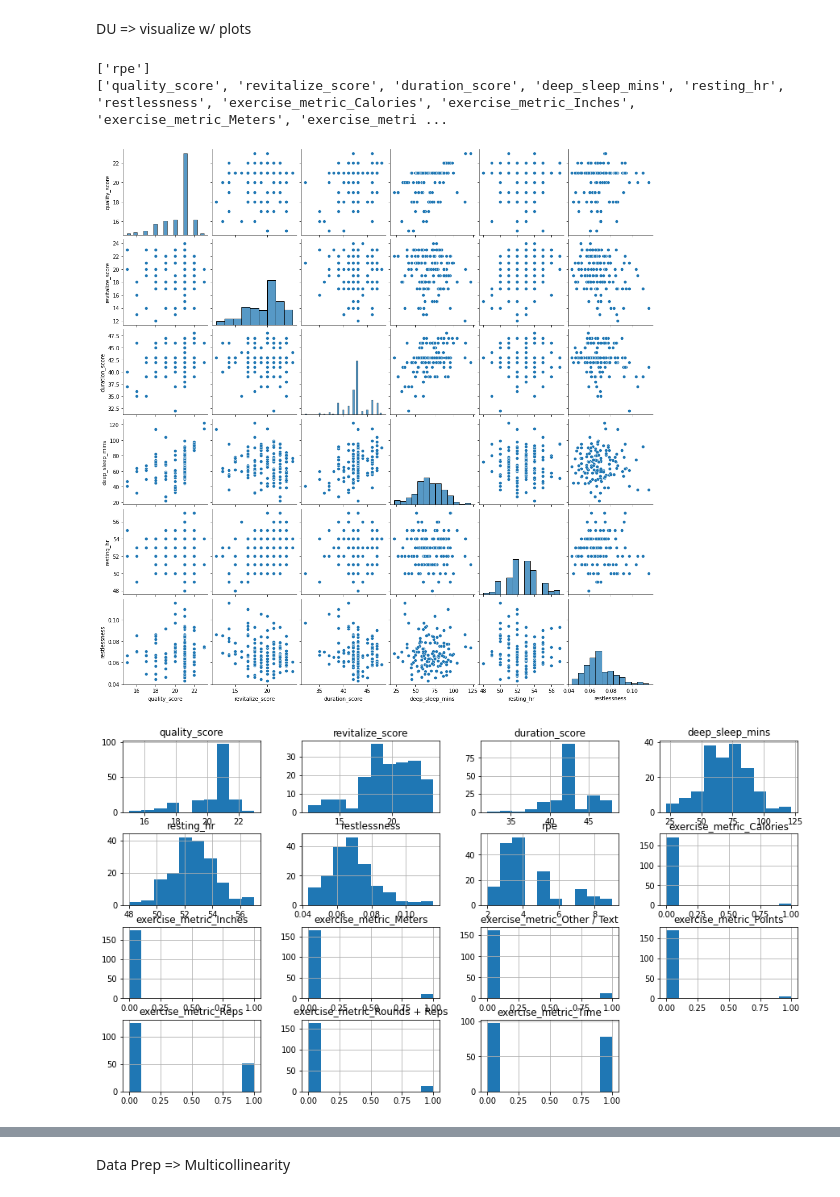
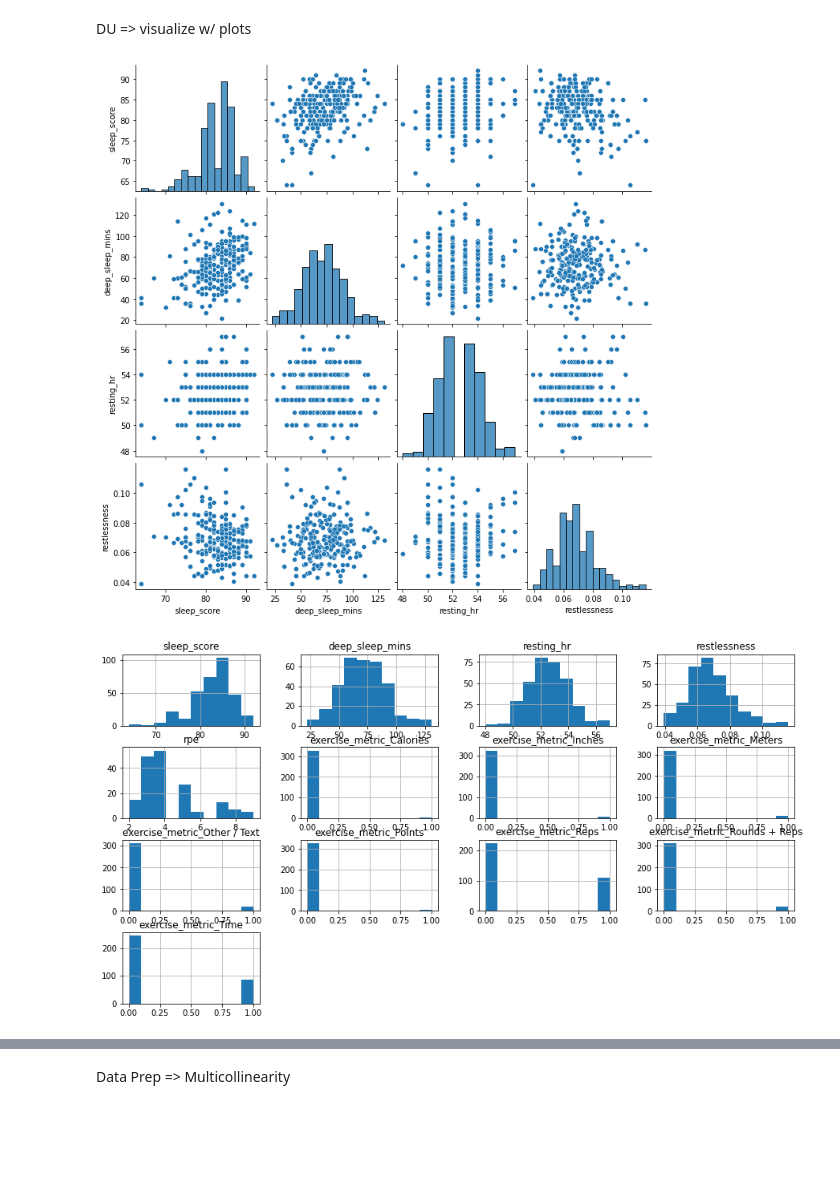
Before and after one commit to djfLtC0dr/python-playground, a Jupyter notebook: DASC522/djfDASC522_final.ipynb, the cells around one changed output, grey strips where cells are left out. Saved outputs shown, nothing was run; the diff lists cells and outputs as text; code cells hidden in the pictures; blank space fills up the shorter version.

Commit message:
Feature Engineering complete TODO: MLPRegressor + final table of metrics

```diff
--- a/DASC522/djfDASC522_final.ipynb
+++ b/DASC522/djfDASC522_final.ipynb
@@ -248,22 +270,20 @@ Data Prep => extract @RPE += format += rename columns += One Hot Encode categori
 # %%
 import numpy as np
 
-data['rpe'] = data[7].str.extract(r'(@RPE+\d+)', expand=False)
+data['rpe'] = data[5].str.extract(r'(@RPE+\d+)', expand=False)
 data['rpe'] = data['rpe'].str[4:].astype(float)
 
 # drop notes now that we've extracted @RPE
-data.drop(columns=[7], inplace=True)
+data.drop(columns=[5], inplace=True)
 # filter data to only rows with RPE value set
-data = data[data['rpe'].notnull()]
+# data = data[data['rpe'].notnull()]
 
 dict_col_names = {
-    0: 'quality_score',
-    1: 'revitalize_score',
-    2: 'duration_score',
-    3: 'deep_sleep_mins',
-    4: 'resting_hr',
-    5: 'restlessness',
-    6: 'exercise_metric'
+    0: 'sleep_score',
+    1: 'deep_sleep_mins',
+    2: 'resting_hr',
+    3: 'restlessness',
+    4: 'exercise_metric'
 }
 
 data.rename(dict_col_names, axis=1, inplace=True)
@@ -271,7 +291,12 @@ data.rename(dict_col_names, axis=1, inplace=True)
 # # One-hot encode the categorical data
 data = pd.get_dummies(data)
 
-print(data.info())
+output = StringIO()
+#Write df.info to a string buffer
+data.info(buf=output)
+#put the info back to a dataframe so you can use df.to_html()
+data_info =  pd.DataFrame(columns=['Data Info'], data=output.getvalue().split('\n'))
+display(HTML(data_info.to_html()))
 print(data.tail())
 data.describe().transpose()
 # %% [output]
@@ -353,46 +391,31 @@ DU => visualize w/ plots
 # %%
 import matplotlib.pyplot as plt
 import seaborn as sns
 
-# Extract features and labels
-y = data.loc[:, data.columns == 'rpe']
-# List of labels for later use
-labels_list = list(y.columns)
-print(labels_list)
-X = data.loc[:, data.columns != 'rpe']
-# List of features for later use
-feature_list = list(X.columns)
-print(feature_list)
-# Convert to numpy arrays
-arr_features = np.array(X)
-arr_labels = np.array(y)
-
 # visualize the relationship between the features and the response using scatterplots
-p = sns.pairplot(data[['quality_score', 'revitalize_score', 'duration_score', 'deep_sleep_mins', 'resting_hr', 'restlessness']])
+p = sns.pairplot(data[['sleep_score', 'deep_sleep_mins', 'resting_hr', 'restlessness']])
 
 #histplot
 def show_hist(x):
     plt.rcParams["figure.figsize"] = 15,8
     x.hist()
 show_hist(data)
 # data.hist(bins=50, figsize=(15,8))
 
 # correlation matrix
 fig, ax = plt.subplots(figsize=(12,8))
 sns.heatmap(data.corr(), cmap='RdBu', vmin=-1, vmax=1, annot=True, square=True, ax=ax)
 
 # #visualizing distributions
 fig, ax = plt.subplots(figsize=(12,8))
 ticks = range(1, len(data.columns)+1)
 labels = list(data.select_dtypes(include=['float64', 'int64']).columns)
 boxprops = dict(linestyle='--', linewidth=3, color='green')
 flierprops = dict(marker='o', markerfacecolor='red', markersize=6, linestyle='none')
 numerical_features = data.select_dtypes(include=['float64', 'int64'])
 plt.boxplot(numerical_features.transpose(), showmeans=True, boxprops=boxprops, flierprops=flierprops)
 plt.xticks(ticks,labels)
 plt.show()
 # %% [output]
-['rpe']
-['quality_score', 'revitalize_score', 'duration_score', 'deep_sleep_mins', 'resting_hr', 'restlessness', 'exercise_metric_Calories', 'exercise_metric_Inches', 'exercise_metric_Meters', 'exercise_metri ...
-[figure, old version]
+[figure, new version]
-[figure, old version]
+[figure, new version]
```
Also changed, not shown: parts of 13 cells of this notebook.
